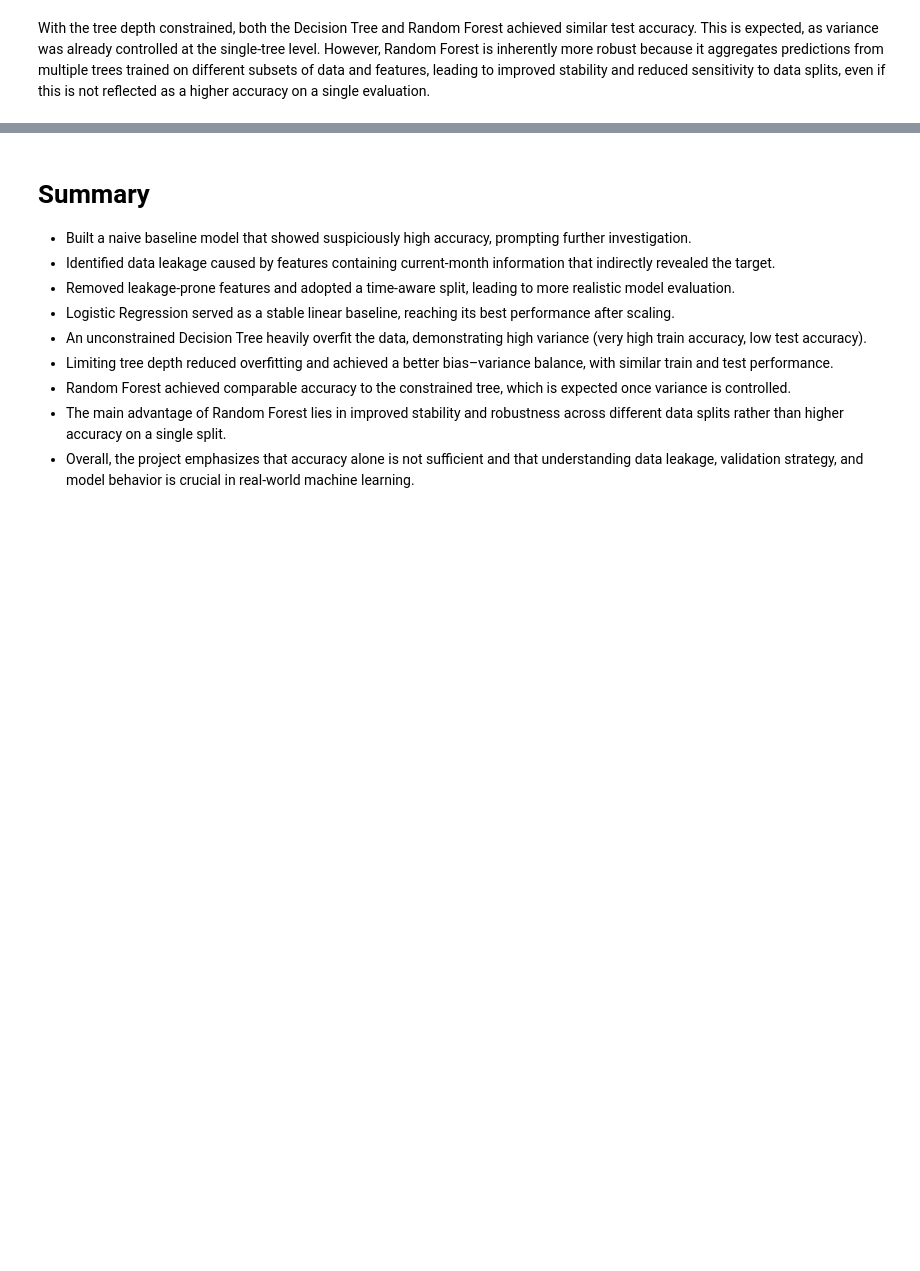
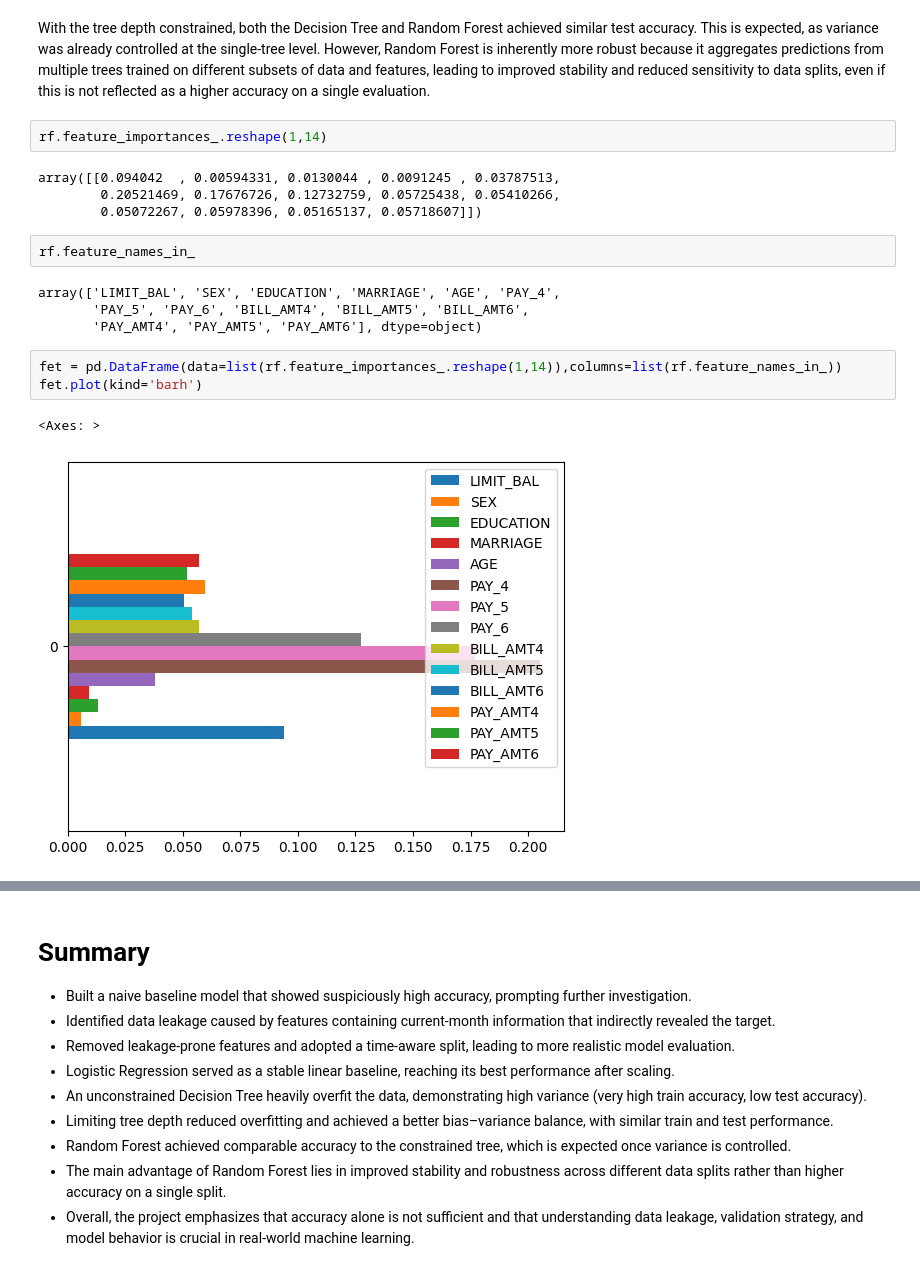
Before and after one commit to Jawwad-gul/ML-Projects, a Jupyter notebook: Credit Default/Credit_Default_ML_Project.ipynb, the cells around one changed output, grey strips where cells are left out. Cells and saved outputs as stored; diff of their text form; blank space fills up the shorter version.

Commit message:
Added the feature Importance barchart to credit default project

```diff
--- a/Credit Default/Credit_Default_ML_Project.ipynb
+++ b/Credit Default/Credit_Default_ML_Project.ipynb
@@ -284,2 +287,20 @@ accuracy_score(y_train,rf.predict(X_train))
 # %% [markdown]
 With the tree depth constrained, both the Decision Tree and Random Forest achieved similar test accuracy. This is expected, as variance was already controlled at the single-tree level. However, Random Forest is inherently more robust because it aggregates predictions from multiple trees trained on different subsets of data and features, leading to improved stability and reduced sensitivity to data splits, even if this is not reflected as a higher accuracy on a single evaluation.
+# %%
+rf.feature_importances_.reshape(1,14)
+# %% [output]
+array([[0.094042  , 0.00594331, 0.0130044 , 0.0091245 , 0.03787513,
+        0.20521469, 0.17676726, 0.12732759, 0.05725438, 0.05410266,
+        0.05072267, 0.05978396, 0.05165137, 0.05718607]])
+# %%
+rf.feature_names_in_
+# %% [output]
+array(['LIMIT_BAL', 'SEX', 'EDUCATION', 'MARRIAGE', 'AGE', 'PAY_4',
+       'PAY_5', 'PAY_6', 'BILL_AMT4', 'BILL_AMT5', 'BILL_AMT6',
+       'PAY_AMT4', 'PAY_AMT5', 'PAY_AMT6'], dtype=object)
+# %%
+fet = pd.DataFrame(data=list(rf.feature_importances_.reshape(1,14)),columns=list(rf.feature_names_in_))
+fet.plot(kind='barh')
+# %% [output]
+<Axes: >
+[figure, added]
```
Also changed, not shown: parts of 7 cells of this notebook.
